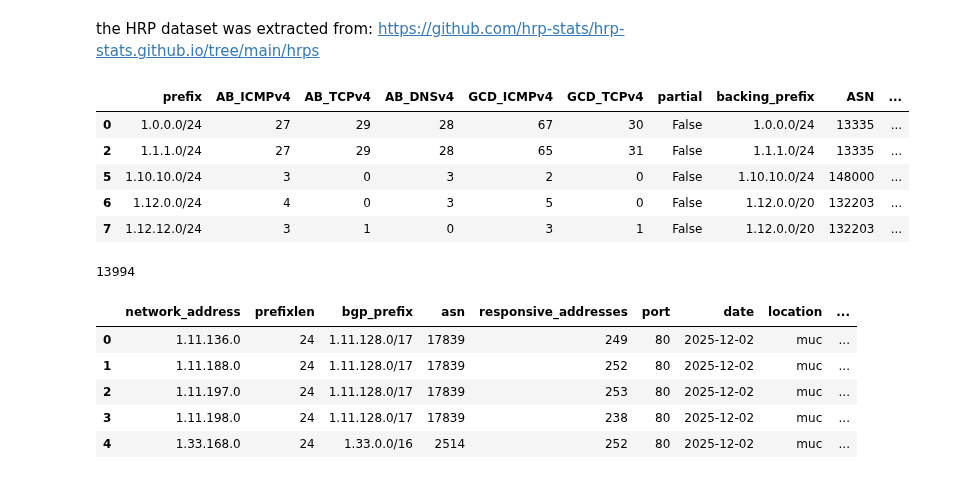
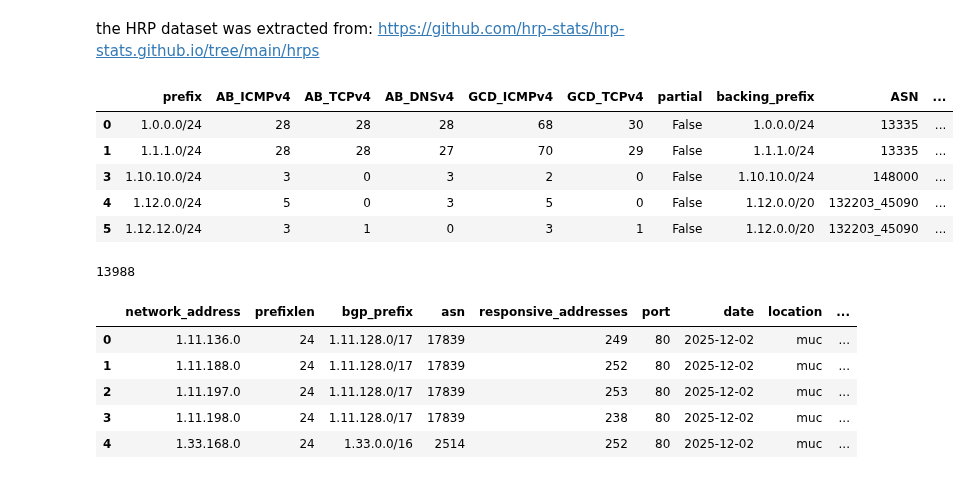
Before and after one commit to gustavoluvizotto/anycast-service-discovery, a Jupyter notebook: measurements/notebooks/process_input_output.ipynb, the cells around one changed output. Drawn from its saved outputs; the diff is of its cells as text; code cells hidden in the pictures.

```diff
--- a/measurements/notebooks/process_input_output.ipynb
+++ b/measurements/notebooks/process_input_output.ipynb
@@ -21,19 +21,19 @@ import pytricia
 # %% [markdown]
 the HRP dataset was extracted from: https://github.com/hrp-stats/hrp-stats.github.io/tree/main/hrps
 # %%
-ts = datetime(2025, 12, 2)
+ts = datetime(2025, 12, 14)
 _anycast_ipv4_pdf = pd.read_csv(f"../anycast_census_{ts.year}_{ts.month:02d}_{ts.day:02d}_v4.csv")
 anycast_ipv4_pdf = _anycast_ipv4_pdf[_anycast_ipv4_pdf["GCD_ICMPv4"] > 1].copy()
 display(anycast_ipv4_pdf.head(5))
 print(len(anycast_ipv4_pdf))
 # %% [output]
 |  | prefix | AB_ICMPv4 | AB_TCPv4 | AB_DNSv4 | GCD_ICMPv4 | GCD_TCPv4 | partial | backing_prefix | ASN | ... |
-| 0 | 1.0.0.0/24 | 27 | 29 | 28 | 67 | 30 | False | 1.0.0.0/24 | 13335 | ... |
-| 2 | 1.1.1.0/24 | 27 | 29 | 28 | 65 | 31 | False | 1.1.1.0/24 | 13335 | ... |
-| 5 | 1.10.10.0/24 | 3 | 0 | 3 | 2 | 0 | False | 1.10.10.0/24 | 148000 | ... |
-| 6 | 1.12.0.0/24 | 4 | 0 | 3 | 5 | 0 | False | 1.12.0.0/20 | 132203 | ... |
-| 7 | 1.12.12.0/24 | 3 | 1 | 0 | 3 | 1 | False | 1.12.0.0/20 | 132203 | ... |
+| 0 | 1.0.0.0/24 | 28 | 28 | 28 | 68 | 30 | False | 1.0.0.0/24 | 13335 | ... |
+| 1 | 1.1.1.0/24 | 28 | 28 | 27 | 70 | 29 | False | 1.1.1.0/24 | 13335 | ... |
+| 3 | 1.10.10.0/24 | 3 | 0 | 3 | 2 | 0 | False | 1.10.10.0/24 | 148000 | ... |
+| 4 | 1.12.0.0/24 | 5 | 0 | 3 | 5 | 0 | False | 1.12.0.0/20 | 132203_45090 | ... |
+| 5 | 1.12.12.0/24 | 3 | 1 | 0 | 3 | 1 | False | 1.12.0.0/20 | 132203_45090 | ... |
-13994
+13988
 # %%
 def get_hrp_prefixes(hrp_csv_path):
     hrp_pdf = pd.read_csv(hrp_csv_path)
```
Also changed, not shown: parts of 14 cells of this notebook, 2 other files.
